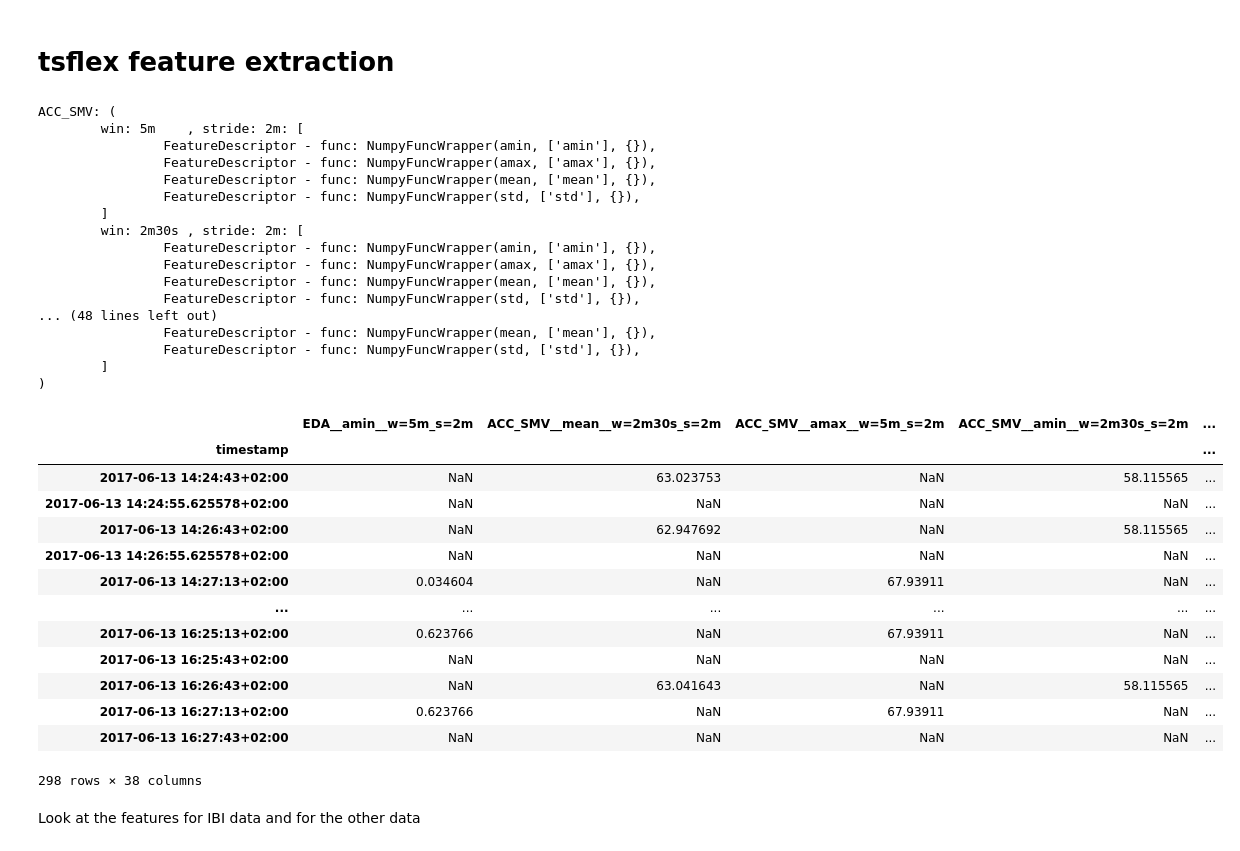
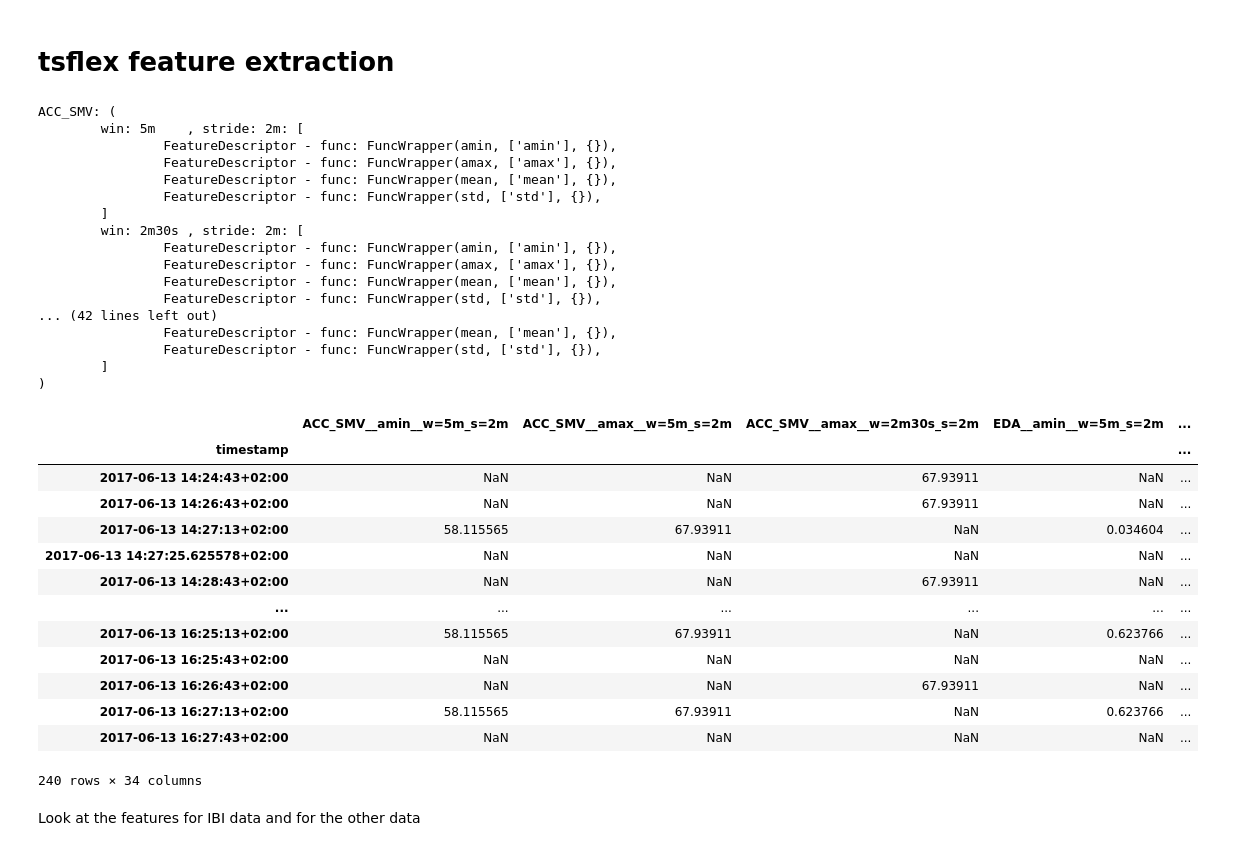
Before and after one commit to predict-idlab/tsflex, a Jupyter notebook: examples/tsflex_paper.ipynb, the cells around one changed output. Saved outputs shown, nothing was run; the diff lists cells and outputs as text; code cells hidden in the pictures.

```diff
--- a/examples/tsflex_paper.ipynb
+++ b/examples/tsflex_paper.ipynb
@@ -134,7 +134,7 @@ plt.tight_layout()
 # %% [markdown]
 # tsflex feature extraction
 # %%
-from tsflex.features import MultipleFeatureDescriptors, FeatureCollection
+from tsflex.features import MultipleFeatureDescriptors, FeatureCollection, FuncWrapper
 
 # Import / create the feature functions
 from scipy.stats import skew
@@ -142,62 +142,70 @@ from scipy.stats import skew
 def area(sig: np.ndarray) -> float:
     return np.sum(np.abs(sig))
 
+def make_robust(func, min_nb_samples=1, error_val=np.nan):
+    def wrap_func(x: np.ndarray):
+        if len(x) < min_nb_samples:
+            return error_val
+        return func(x)
+    return FuncWrapper(wrap_func, output_names=func.__name__)
+
 # Create the feature descriptors
 general_feats = MultipleFeatureDescriptors(
         functions=[np.min, np.max, np.mean, np.std],
-        series_names=["ACC_SMV", "EDA", "TMP", "IBI"],
-        windows=["5min", "2.5min"],
-        strides="2min",
+        series_names=["ACC_SMV", "EDA", "TMP"],
+        windows=["5min", "2.5min"], strides="2min",
 )
 eda_feats = MultipleFeatureDescriptors(
-        functions=[skew, area],
-        series_names="EDA",
-        windows=["7.5min", "5min", "2.5min"],
-        strides="2min",
+        functions=[skew, area], series_names="EDA",
+        windows=["7.5min", "5min", "2.5min"], strides="2min",
+)
+ibi_feats = MultipleFeatureDescriptors(
+    functions= [make_robust(f) for f in [np.min, np.max, np.mean, np.std]],
+    series_names="IBI",  windows="5min", strides="2min"
 )
 
 # Create the feature collection
 feature_collection = FeatureCollection(
-    feature_descriptors=[general_feats, eda_feats]
+    feature_descriptors=[general_feats, eda_feats, ibi_feats]
 )
 feature_collection
 # %% [output]
 ACC_SMV: (
         win: 5m    , stride: 2m: [
-                FeatureDescriptor - func: NumpyFuncWrapper(amin, ['amin'], {}),
-                FeatureDescriptor - func: NumpyFuncWrapper(amax, ['amax'], {}),
-                FeatureDescriptor - func: NumpyFuncWrapper(mean, ['mean'], {}),
-                FeatureDescriptor - func: NumpyFuncWrapper(std, ['std'], {}),
+                FeatureDescriptor - func: FuncWrapper(amin, ['amin'], {}),
+                FeatureDescriptor - func: FuncWrapper(amax, ['amax'], {}),
+                FeatureDescriptor - func: FuncWrapper(mean, ['mean'], {}),
+                FeatureDescriptor - func: FuncWrapper(std, ['std'], {}),
         ]
         win: 2m30s , stride: 2m: [
-                FeatureDescriptor - func: NumpyFuncWrapper(amin, ['amin'], {}),
-                FeatureDescriptor - func: NumpyFuncWrapper(amax, ['amax'], {}),
-                FeatureDescriptor - func: NumpyFuncWrapper(mean, ['mean'], {}),
-                FeatureDescriptor - func: NumpyFuncWrapper(std, ['std'], {}),
-... (48 lines left out)
-                FeatureDescriptor - func: NumpyFuncWrapper(mean, ['mean'], {}),
-                FeatureDescriptor - func: NumpyFuncWrapper(std, ['std'], {}),
+                FeatureDescriptor - func: FuncWrapper(amin, ['amin'], {}),
+                FeatureDescriptor - func: FuncWrapper(amax, ['amax'], {}),
+                FeatureDescriptor - func: FuncWrapper(mean, ['mean'], {}),
+                FeatureDescriptor - func: FuncWrapper(std, ['std'], {}),
+... (42 lines left out)
+                FeatureDescriptor - func: FuncWrapper(mean, ['mean'], {}),
+                FeatureDescriptor - func: FuncWrapper(std, ['std'], {}),
         ]
 )
 # %%
 # Calculate the features
-features_df = feature_collection.calculate(out_data, return_df=True, approve_sparsity=True, error_val=np.nan)
+features_df = feature_collection.calculate(out_data, return_df=True, approve_sparsity=True)
 features_df
 # %% [output]
-|  | EDA__amin__w=5m_s=2m | ACC_SMV__mean__w=2m30s_s=2m | ACC_SMV__amax__w=5m_s=2m | ACC_SMV__amin__w=2m30s_s=2m | ... |
+|  | ACC_SMV__amin__w=5m_s=2m | ACC_SMV__amax__w=5m_s=2m | ACC_SMV__amax__w=2m30s_s=2m | EDA__amin__w=5m_s=2m | ... |
 | timestamp |  |  |  |  | ... |
-| 2017-06-13 14:24:43+02:00 | NaN | 63.023753 | NaN | 58.115565 | ... |
-| 2017-06-13 14:24:55.625578+02:00 | NaN | NaN | NaN | NaN | ... |
-| 2017-06-13 14:26:43+02:00 | NaN | 62.947692 | NaN | 58.115565 | ... |
-| 2017-06-13 14:26:55.625578+02:00 | NaN | NaN | NaN | NaN | ... |
-| 2017-06-13 14:27:13+02:00 | 0.034604 | NaN | 67.93911 | NaN | ... |
+| 2017-06-13 14:24:43+02:00 | NaN | NaN | 67.93911 | NaN | ... |
+| 2017-06-13 14:26:43+02:00 | NaN | NaN | 67.93911 | NaN | ... |
+| 2017-06-13 14:27:13+02:00 | 58.115565 | 67.93911 | NaN | 0.034604 | ... |
+| 2017-06-13 14:27:25.625578+02:00 | NaN | NaN | NaN | NaN | ... |
+| 2017-06-13 14:28:43+02:00 | NaN | NaN | 67.93911 | NaN | ... |
 | ... | ... | ... | ... | ... | ... |
-| 2017-06-13 16:25:13+02:00 | 0.623766 | NaN | 67.93911 | NaN | ... |
+| 2017-06-13 16:25:13+02:00 | 58.115565 | 67.93911 | NaN | 0.623766 | ... |
 | 2017-06-13 16:25:43+02:00 | NaN | NaN | NaN | NaN | ... |
-| 2017-06-13 16:26:43+02:00 | NaN | 63.041643 | NaN | 58.115565 | ... |
-| 2017-06-13 16:27:13+02:00 | 0.623766 | NaN | 67.93911 | NaN | ... |
+| 2017-06-13 16:26:43+02:00 | NaN | NaN | 67.93911 | NaN | ... |
+| 2017-06-13 16:27:13+02:00 | 58.115565 | 67.93911 | NaN | 0.623766 | ... |
 | 2017-06-13 16:27:43+02:00 | NaN | NaN | NaN | NaN | ... |
-298 rows × 38 columns
+240 rows × 34 columns
 # %% [markdown]
 Look at the features for IBI data and for the other data
 # %%
```
Also changed, not shown: parts of 4 cells of this notebook, 1 other file.
